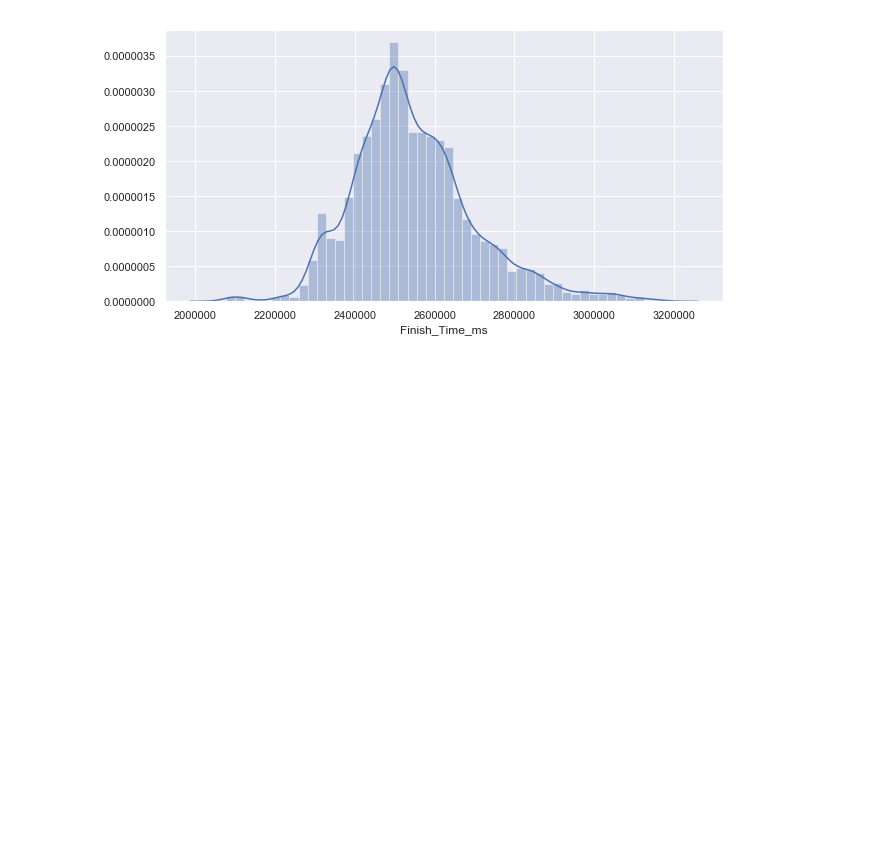
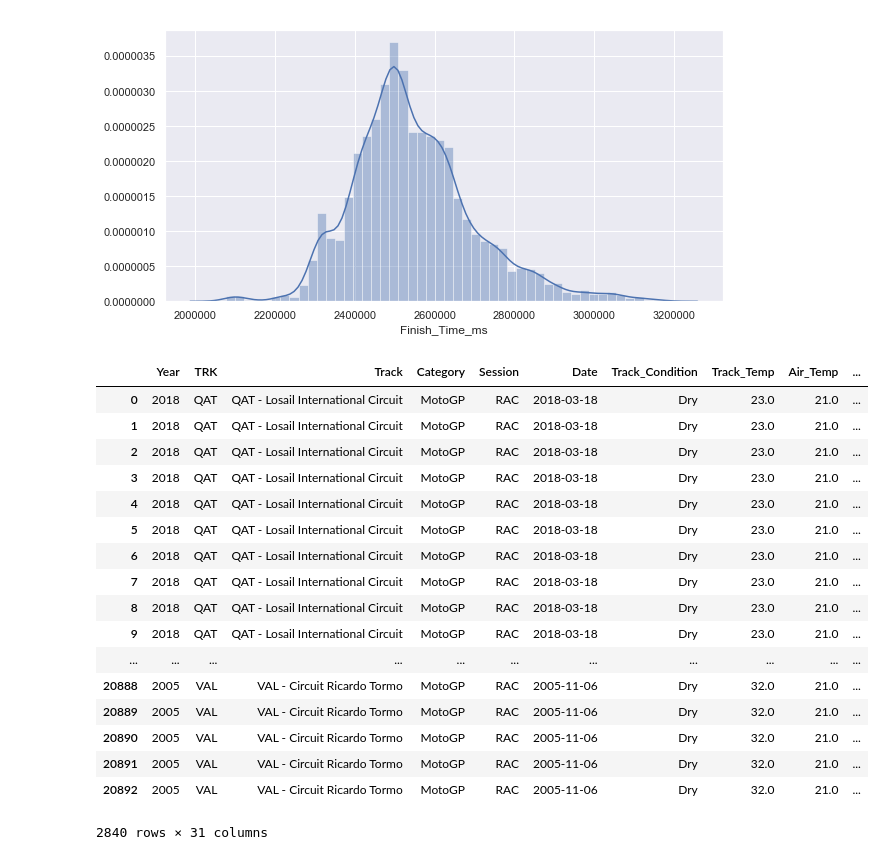
Before and after one commit to GrumpiestToast/motoGP_data, a Jupyter notebook: GP_model.ipynb, the cells around one changed output. Drawn from its saved outputs; the diff is of its cells as text; code cells hidden in the pictures; blank space fills up the shorter version.

```diff
--- a/GP_model.ipynb
+++ b/GP_model.ipynb
@@ -145,3 +143,25 @@ plt.figure(figsize=(10,5))
 sns.distplot(df_c_normal.Finish_Time_ms);
 # %% [output]
 [figure]
+# %%
+df = df[df.Category == "MotoGP"]
+df
+# %% [output]
+|  | Year | TRK | Track | Category | Session | Date | Track_Condition | Track_Temp | Air_Temp | ... |
+| 0 | 2018 | QAT | QAT - Losail International Circuit | MotoGP | RAC | 2018-03-18 | Dry | 23.0 | 21.0 | ... |
+| 1 | 2018 | QAT | QAT - Losail International Circuit | MotoGP | RAC | 2018-03-18 | Dry | 23.0 | 21.0 | ... |
+| 2 | 2018 | QAT | QAT - Losail International Circuit | MotoGP | RAC | 2018-03-18 | Dry | 23.0 | 21.0 | ... |
+| 3 | 2018 | QAT | QAT - Losail International Circuit | MotoGP | RAC | 2018-03-18 | Dry | 23.0 | 21.0 | ... |
+| 4 | 2018 | QAT | QAT - Losail International Circuit | MotoGP | RAC | 2018-03-18 | Dry | 23.0 | 21.0 | ... |
+| 5 | 2018 | QAT | QAT - Losail International Circuit | MotoGP | RAC | 2018-03-18 | Dry | 23.0 | 21.0 | ... |
+| 6 | 2018 | QAT | QAT - Losail International Circuit | MotoGP | RAC | 2018-03-18 | Dry | 23.0 | 21.0 | ... |
+| 7 | 2018 | QAT | QAT - Losail International Circuit | MotoGP | RAC | 2018-03-18 | Dry | 23.0 | 21.0 | ... |
+| 8 | 2018 | QAT | QAT - Losail International Circuit | MotoGP | RAC | 2018-03-18 | Dry | 23.0 | 21.0 | ... |
+| 9 | 2018 | QAT | QAT - Losail International Circuit | MotoGP | RAC | 2018-03-18 | Dry | 23.0 | 21.0 | ... |
+| ... | ... | ... | ... | ... | ... | ... | ... | ... | ... | ... |
+| 20888 | 2005 | VAL | VAL - Circuit Ricardo Tormo | MotoGP | RAC | 2005-11-06 | Dry | 32.0 | 21.0 | ... |
+| 20889 | 2005 | VAL | VAL - Circuit Ricardo Tormo | MotoGP | RAC | 2005-11-06 | Dry | 32.0 | 21.0 | ... |
+| 20890 | 2005 | VAL | VAL - Circuit Ricardo Tormo | MotoGP | RAC | 2005-11-06 | Dry | 32.0 | 21.0 | ... |
+| 20891 | 2005 | VAL | VAL - Circuit Ricardo Tormo | MotoGP | RAC | 2005-11-06 | Dry | 32.0 | 21.0 | ... |
+| 20892 | 2005 | VAL | VAL - Circuit Ricardo Tormo | MotoGP | RAC | 2005-11-06 | Dry | 32.0 | 21.0 | ... |
+2840 rows × 31 columns
```
Also changed, not shown: parts of 28 cells of this notebook, 2 other files.
